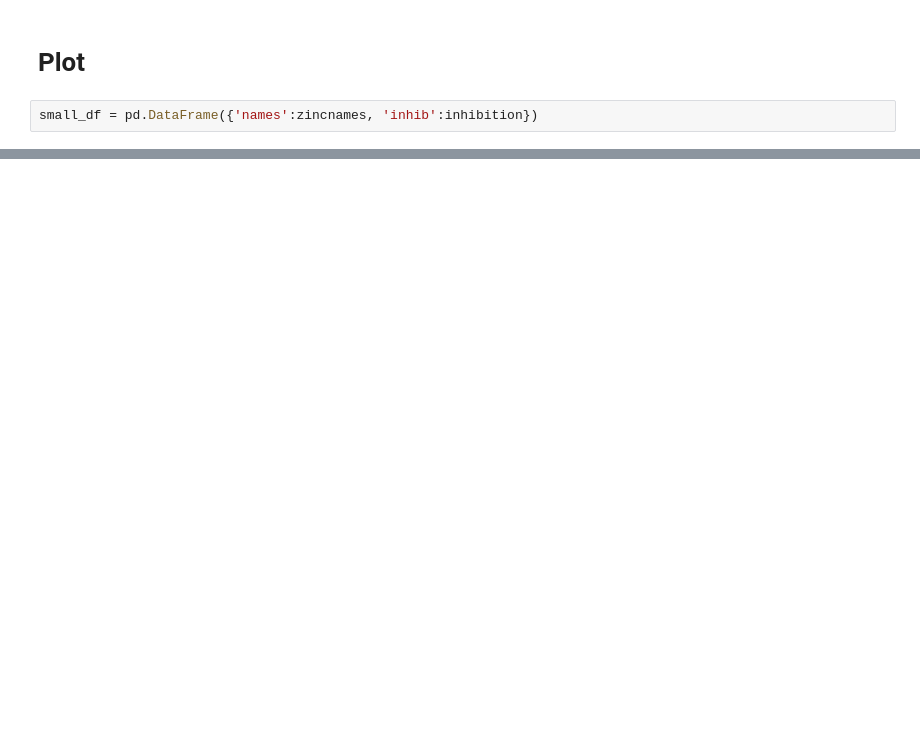
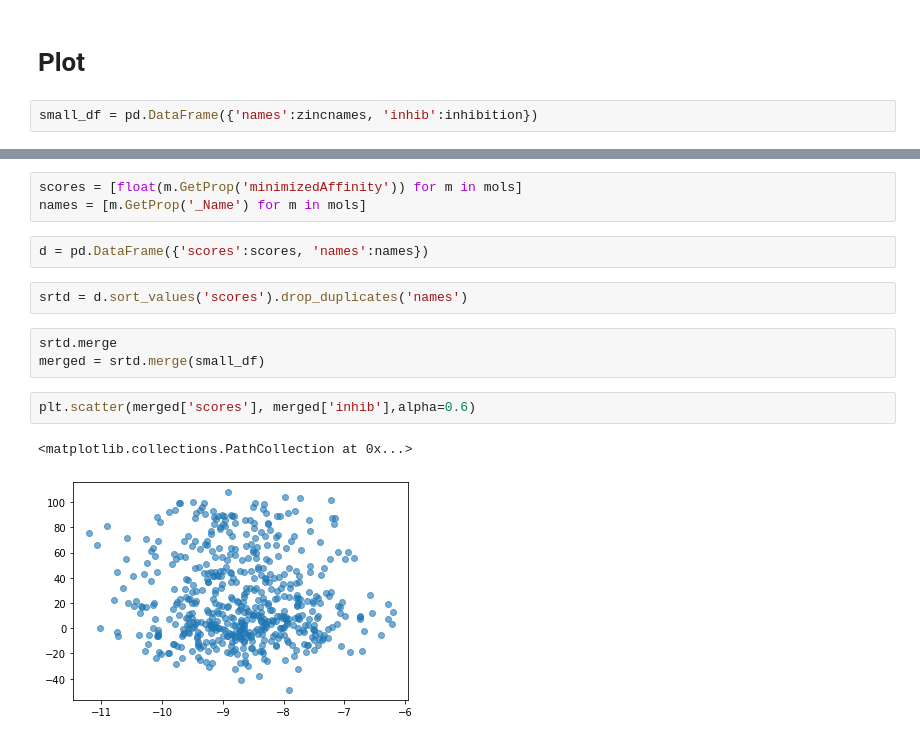
Before and after one commit to ljmartin/d4-rescore, a Jupyter notebook: 2-rescore_mols.ipynb, the cells around one changed output, grey strips where cells are left out. Cells and saved outputs as stored; diff of their text form; blank space fills up the shorter version.

```diff
--- a/2-rescore_mols.ipynb
+++ b/2-rescore_mols.ipynb
@@ -139,0 +158,15 @@ Text(0, 0.5, 'Ihibition %')
+# %%
+scores = [float(m.GetProp('minimizedAffinity')) for m in mols]
+names = [m.GetProp('_Name') for m in mols]
+# %%
+d = pd.DataFrame({'scores':scores, 'names':names})
+# %%
+srtd = d.sort_values('scores').drop_duplicates('names')
+# %%
+srtd.merge
+merged = srtd.merge(small_df)
+# %%
+plt.scatter(merged['scores'], merged['inhib'],alpha=0.6)
+# %% [output]
+<matplotlib.collections.PathCollection at 0x...>
+[figure, added]
```
Also changed, not shown: parts of 11 cells of this notebook, 12 other files.
